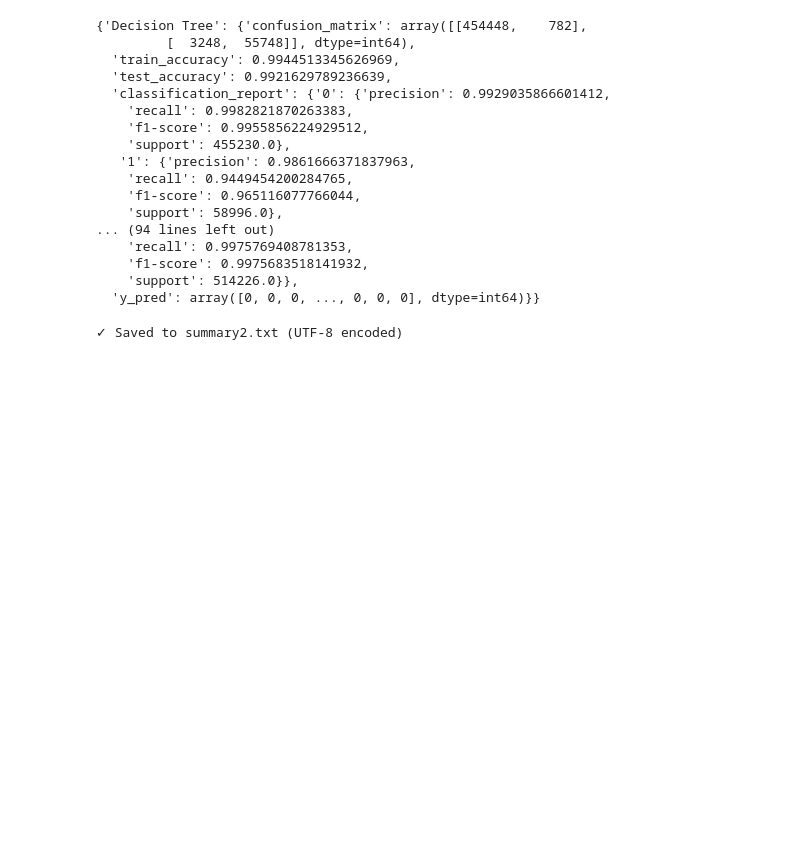
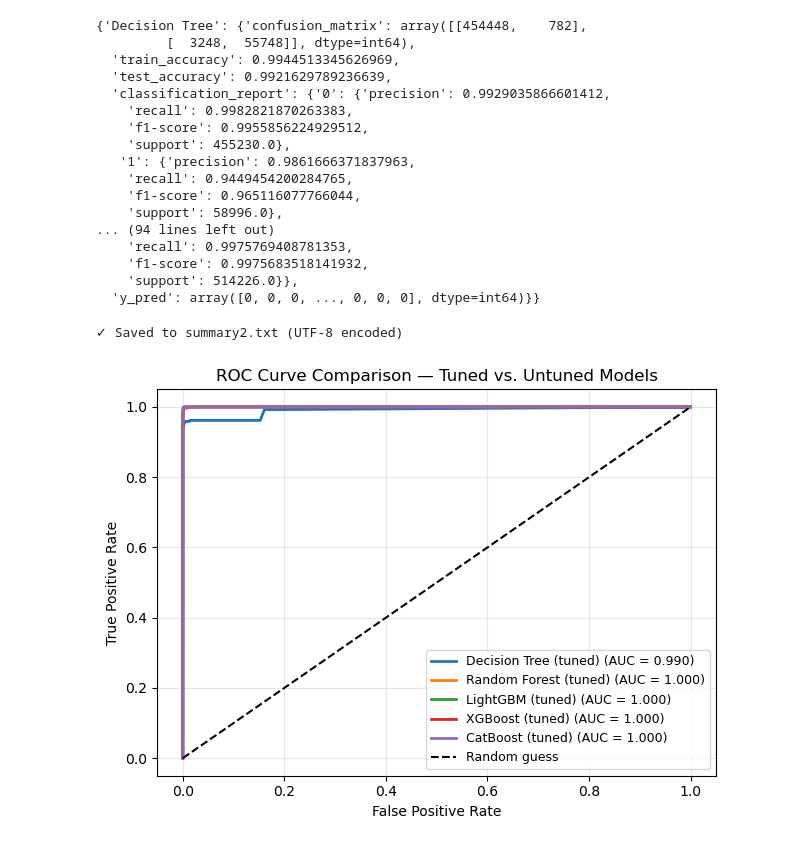
Before and after one commit to Aditi012345/PacketPulse, a Jupyter notebook: utils/Model_Training_CICDS.ipynb, the cells around one changed output. Cells and saved outputs as stored; diff of their text form; code cells hidden in the pictures; blank space fills up the shorter version.

Commit message:
Added visuals that represent the metrics

```diff
--- a/utils/Model_Training_CICDS.ipynb
+++ b/utils/Model_Training_CICDS.ipynb
@@ -416,0 +421,19 @@ print("✓ Saved to summary2.txt (UTF-8 encoded)")
+# %%
+for name, model in models.items():
+    probs = model.predict_proba(X_test)[:, 1]
+    fpr, tpr, _ = roc_curve(y_test, probs)
+    auc = roc_auc_score(y_test, probs)
+    plt.plot(fpr, tpr, linewidth=2, label=f"{name} (tuned) (AUC = {auc:.3f})")
+
+# ---- Diagonal reference line (random guessing) ----
+plt.plot([0, 1], [0, 1], 'k--', label='Random guess')
+
+plt.xlabel('False Positive Rate')
+plt.ylabel('True Positive Rate')
+plt.title('ROC Curve Comparison — Tuned vs. Untuned Models')
+plt.legend(loc='lower right', fontsize=9)
+plt.grid(True, alpha=0.3)
+plt.tight_layout()
+plt.show()
+# %% [output]
+[figure, added]
```
Also changed, not shown: parts of 2 cells of this notebook, 16 other files.
